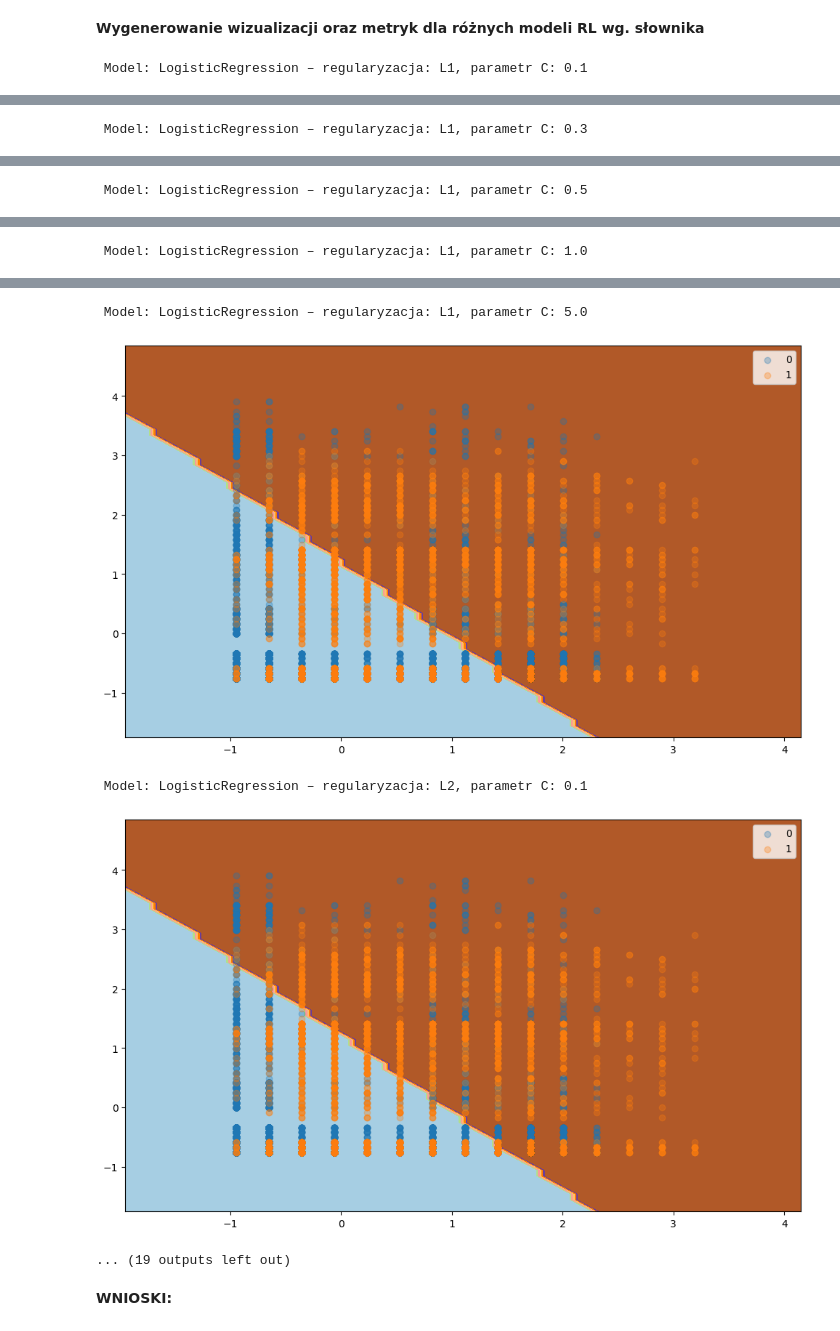
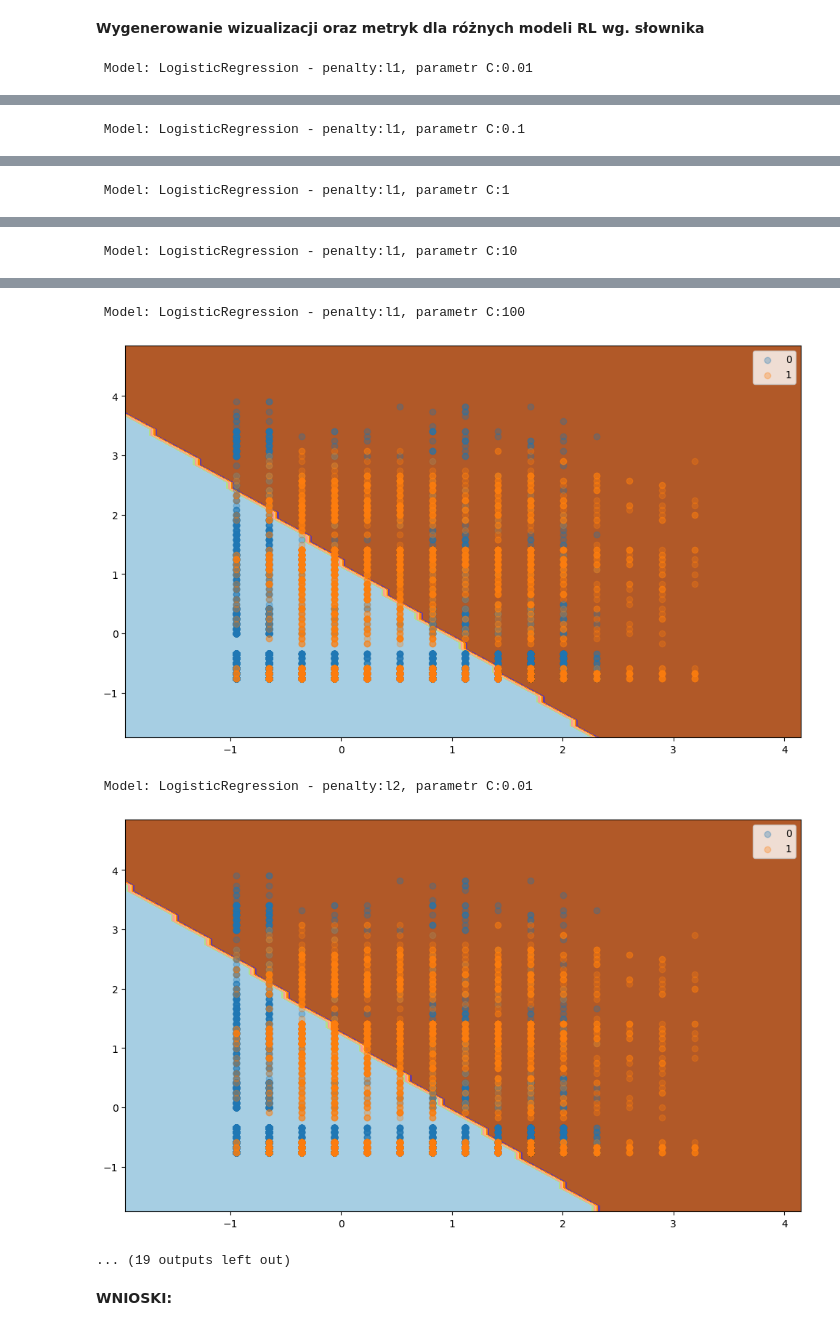
Before and after one commit to Marcinella88/ML_14_1, a Jupyter notebook: Zadanie1_wizualizacja_ML2_wer3.ipynb, the cells around one changed output, grey strips where cells are left out. Cells and saved outputs as stored; diff of their text form; code cells hidden in the pictures.

```diff
--- a/Zadanie1_wizualizacja_ML2.ipynb
+++ b/Zadanie1_wizualizacja_ML2_wer3.ipynb
@@ -131 +131,19 @@ def calculate_metrics_new(model, name, X_test, y_test, X_train, y_train):
+# %%
+model_list=[]
+
+def generate_model_LR(penalty,C):
+    global model_list
+
+    if penalty=="l1":
+        model = LogisticRegression(penalty=penalty,C=C,solver='liblinear')
+    elif penalty=="l2":
+        model = LogisticRegression(penalty=penalty,C=C)
+    elif penalty=="elasticnet":
+        model = LogisticRegression(penalty=penalty,C=C,solver='saga', l1_ratio=0.1)
+    else:
+        raise ValueError("Nieprawidłowa wartość 'penalty'")
+
+    name = f"LogisticRegression"
+    model_list.append((model, name))
+    return model, name
 # %% [markdown]
@@ -153,18 +159,0 @@ model_lr_ElasticNET_50 = LogisticRegression(penalty='elasticnet', C=5.0, solver=
-# %%
-model_lr_L1_01.fit(X_train_standardized, y_train)
-model_lr_L1_03.fit(X_train_standardized, y_train)
-model_lr_L1_05.fit(X_train_standardized, y_train)
-model_lr_L1_10.fit(X_train_standardized, y_train)
-model_lr_L1_50.fit(X_train_standardized, y_train)
-
-model_lr_L2_01.fit(X_train_standardized, y_train)
-model_lr_L2_03.fit(X_train_standardized, y_train)
-model_lr_L2_05.fit(X_train_standardized, y_train)
-model_lr_L2_10.fit(X_train_standardized, y_train)
-model_lr_L2_50.fit(X_train_standardized, y_train)
-
-model_lr_ElasticNET_01.fit(X_train_standardized, y_train)
-model_lr_ElasticNET_03.fit(X_train_standardized, y_train)
-model_lr_ElasticNET_05.fit(X_train_standardized, y_train)
-model_lr_ElasticNET_10.fit(X_train_standardized, y_train)
-model_lr_ElasticNET_50.fit(X_train_standardized, y_train)
@@ -192,9 +160,12 @@ all_model = {"LogisticRegression_L1_C_0.1": model_lr_L1_01,
+# %%
+for model, name in model_list:
+    model.fit(X_train_standardized,y_train)
 # %% [markdown]
 **Wygenerowanie wizualizacji oraz metryk dla różnych modeli RL wg. słownika**
 # %%
-for model_name, model in all_model.items():
-    metrics_dataframe = calculate_metrics_new(model, model_name, X_test_standardized, y_test, X_train_standardized, y_train)
+for model, name in model_list:
+    metrics_dataframe = calculate_metrics_new(model, name, X_test_standardized, y_test, X_train_standardized, y_train)
 
 display(metrics_dataframe)
 # %% [output]
- Model: LogisticRegression – regularyzacja: L1, parametr C: 0.1
+ Model: LogisticRegression - penalty:l1, parametr C:0.01
@@ -202,13 +173,13 @@ display(metrics_dataframe)
- Model: LogisticRegression – regularyzacja: L1, parametr C: 0.3
+ Model: LogisticRegression - penalty:l1, parametr C:0.1
 [figure]
- Model: LogisticRegression – regularyzacja: L1, parametr C: 0.5
+ Model: LogisticRegression - penalty:l1, parametr C:1
 [figure]
- Model: LogisticRegression – regularyzacja: L1, parametr C: 1.0
+ Model: LogisticRegression - penalty:l1, parametr C:10
 [figure]
- Model: LogisticRegression – regularyzacja: L1, parametr C: 5.0
+ Model: LogisticRegression - penalty:l1, parametr C:100
 [figure]
- Model: LogisticRegression – regularyzacja: L2, parametr C: 0.1
+ Model: LogisticRegression - penalty:l2, parametr C:0.01
-[figure, old version]
+[figure, new version]
 ... (19 outputs left out)
 # %% [markdown]
 **WNIOSKI:**
```
Also changed, not shown: parts of 13 cells of this notebook.
